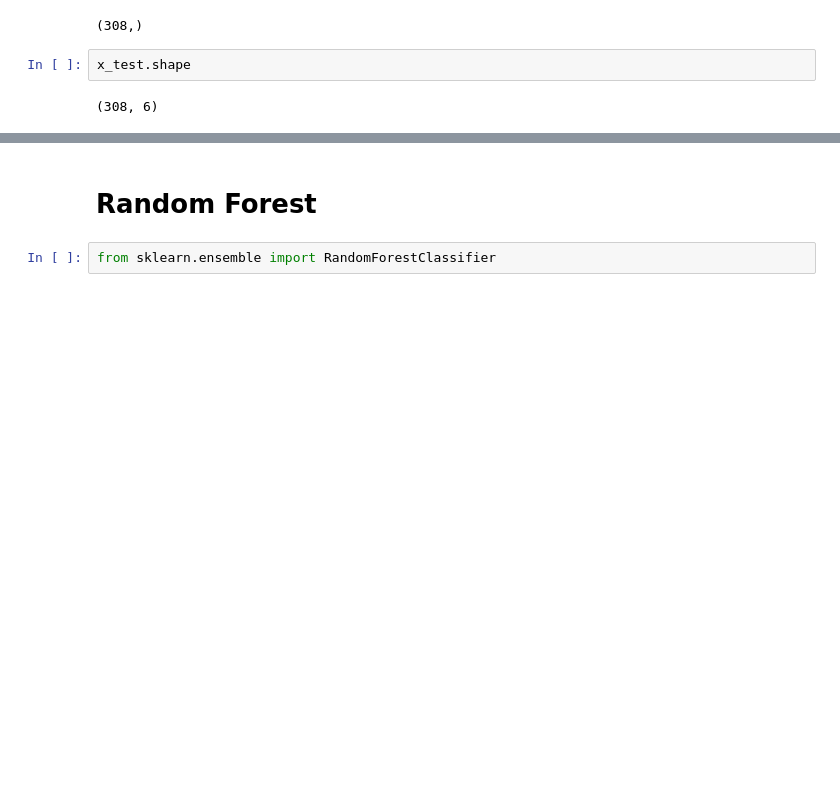
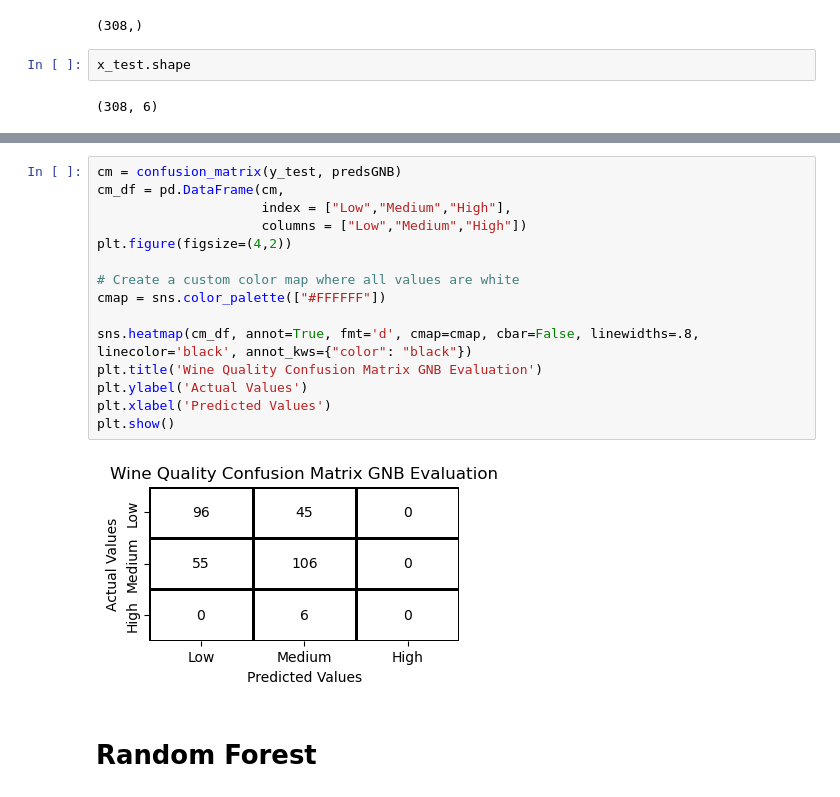
Before and after one commit to marcosmicozzi/Module01_Project02, a Jupyter notebook: m1p2s4_redwine.ipynb, the cells around one changed output, grey strips where cells are left out. Drawn from its saved outputs; the diff is of its cells as text; blank space fills up the shorter version.

```diff
--- a/m1p2s4_redwine.ipynb
+++ b/m1p2s4_redwine.ipynb
@@ -292,5 +443,20 @@ print(acc)
+# %%
+cm = confusion_matrix(y_test, predsGNB)
+cm_df = pd.DataFrame(cm,
+                     index = ["Low","Medium","High"],
+                     columns = ["Low","Medium","High"])
+plt.figure(figsize=(4,2))
+
+# Create a custom color map where all values are white
+cmap = sns.color_palette(["#FFFFFF"])
+
+sns.heatmap(cm_df, annot=True, fmt='d', cmap=cmap, cbar=False, linewidths=.8, linecolor='black', annot_kws={"color": "black"})
+plt.title('Wine Quality Confusion Matrix GNB Evaluation')
+plt.ylabel('Actual Values')
+plt.xlabel('Predicted Values')
+plt.show()
+# %% [output]
+[figure, added]
 # %% [markdown]
 # Random Forest
-# %%
-from sklearn.ensemble import RandomForestClassifier
 # %%
```
Also changed, not shown: parts of 48 cells of this notebook, 2 other files.
